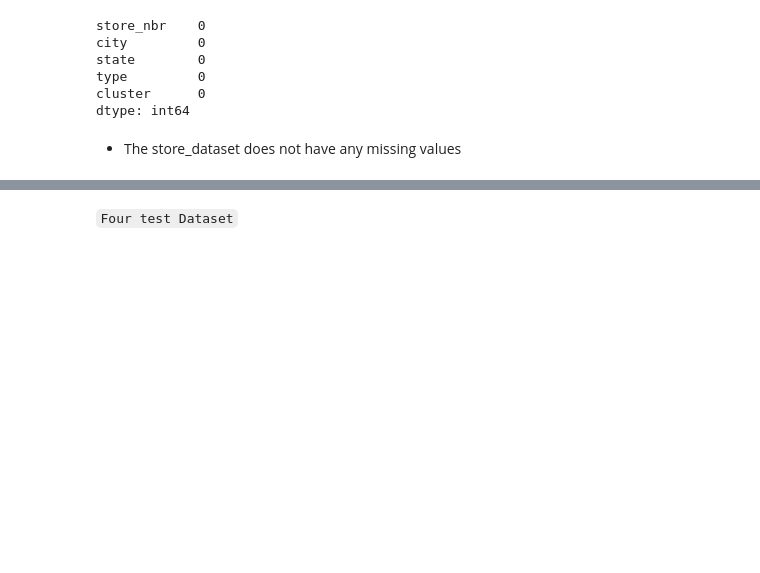
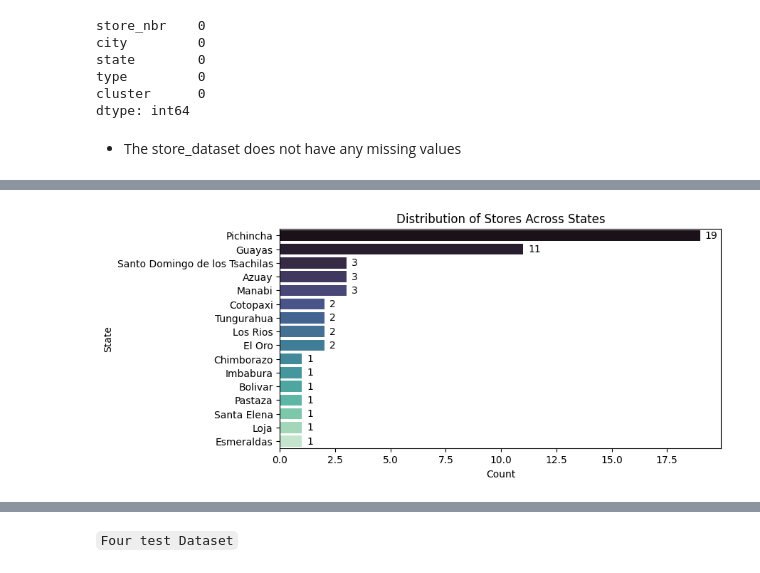
Before and after one commit to heldana30/Time_Series_Regression_Analysis, a Jupyter notebook: time_series_regression_analysis.ipynb, the cells around one changed output, grey strips where cells are left out. Saved outputs shown, nothing was run; the diff lists cells and outputs as text; code cells hidden in the pictures; blank space fills up the shorter version.

```diff
--- a/time_series_regression_analysis.ipynb
+++ b/time_series_regression_analysis.ipynb
@@ -351,0 +401,21 @@ dtype: int64
+# %%
+# Calculate the count of stores for each state
+state_counts = store_dataset['state'].value_counts()
+
+# Plot the horizontal bar chart
+plt.figure(figsize=(8, 4))
+ax = sns.barplot(x=state_counts.values, y=state_counts.index, palette='mako')
+
+# Adding data labels
+for p in ax.patches:
+    ax.annotate(format(p.get_width(), '.0f'),
+                   (p.get_width(), p.get_y() + p.get_height() / 2.),
+                   ha='left', va='center', xytext=(5, 0),
+                   textcoords='offset points')
+
+plt.title('Distribution of Stores Across States')
+plt.xlabel('Count')
+plt.ylabel('State')
+plt.show()
+# %% [output]
+[figure, added]
```
Also changed, not shown: parts of 17 cells of this notebook.
